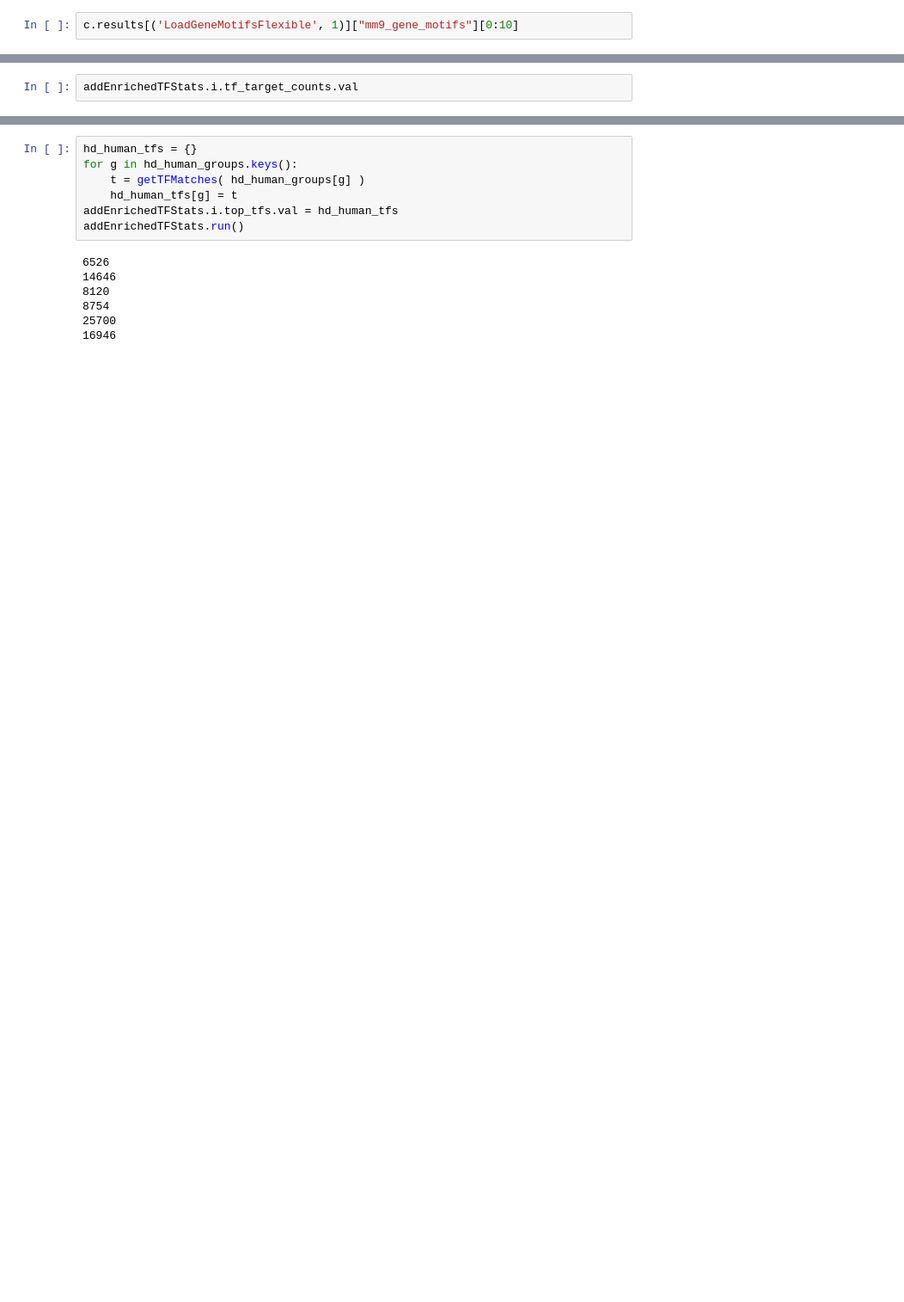
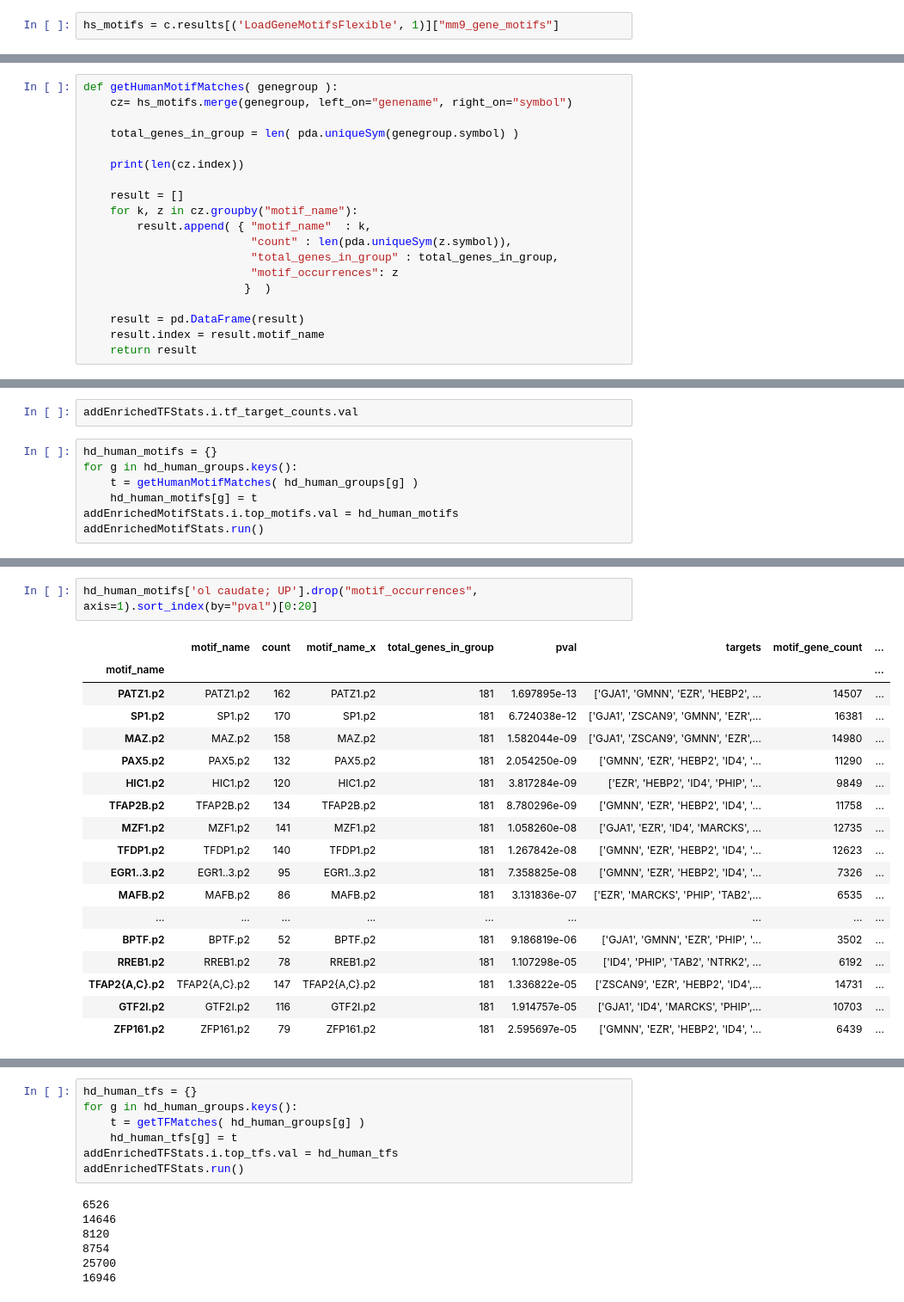
Before and after one commit to aheilbut/pdmouse, a Jupyter notebook: py/pd_chea.ipynb, the cells around one changed output, grey strips where cells are left out. Shown at 86% size. Saved outputs shown, nothing was run; the diff lists cells and outputs as text; blank space fills up the shorter version.

```diff
--- a/py/pd_chea.ipynb
+++ b/py/pd_chea.ipynb
@@ -135,4 +145,4 @@ w.plug( [(loadGeneMotifs.o.mm9_gene_motifs, calcMotifGeneCounts.i.mm9_gene_motif
 # %%
 g = gz.GZWorkRunner(w).worknode_graph()
 # %%
-c.results[('LoadGeneMotifsFlexible', 1)]["mm9_gene_motifs"][0:10]
+hs_motifs = c.results[('LoadGeneMotifsFlexible', 1)]["mm9_gene_motifs"]
@@ -2143,3 +2171,22 @@ def getMotifMatches( genegroup ):
+# %%
+def getHumanMotifMatches( genegroup ):
+    cz= hs_motifs.merge(genegroup, left_on="genename", right_on="symbol")
+
+    total_genes_in_group = len( pda.uniqueSym(genegroup.symbol) )
+
+    print(len(cz.index))
+
+    result = []
+    for k, z in cz.groupby("motif_name"):
+        result.append( { "motif_name"  : k,
+                         "count" : len(pda.uniqueSym(z.symbol)),
+                         "total_genes_in_group" : total_genes_in_group,
+                         "motif_occurrences": z
+                        }  )
+
+    result = pd.DataFrame(result)
+    result.index = result.motif_name
+    return result
 # %%
 mm9_gene_motifs = loadGeneMotifs.o.mm9_gene_motifs.val
 # %%
@@ -2790,2 +2755,9 @@ StopIteration:
 # %%
 addEnrichedTFStats.i.tf_target_counts.val
+# %%
+hd_human_motifs = {}
+for g in hd_human_groups.keys():
+    t = getHumanMotifMatches( hd_human_groups[g] )
+    hd_human_motifs[g] = t
+addEnrichedMotifStats.i.top_motifs.val = hd_human_motifs
+addEnrichedMotifStats.run()
@@ -2791,0 +2786,21 @@ addEnrichedTFStats.i.tf_target_counts.val
+# %%
+hd_human_motifs['ol caudate; UP'].drop("motif_occurrences", axis=1).sort_index(by="pval")[0:20]
+# %% [output]
+|  | motif_name | count | motif_name_x | total_genes_in_group | pval | targets | motif_gene_count | ... |
+| motif_name |  |  |  |  |  |  |  | ... |
+| PATZ1.p2 | PATZ1.p2 | 162 | PATZ1.p2 | 181 | 1.697895e-13 | ['GJA1', 'GMNN', 'EZR', 'HEBP2', ... | 14507 | ... |
+| SP1.p2 | SP1.p2 | 170 | SP1.p2 | 181 | 6.724038e-12 | ['GJA1', 'ZSCAN9', 'GMNN', 'EZR',... | 16381 | ... |
+| MAZ.p2 | MAZ.p2 | 158 | MAZ.p2 | 181 | 1.582044e-09 | ['GJA1', 'ZSCAN9', 'GMNN', 'EZR',... | 14980 | ... |
+| PAX5.p2 | PAX5.p2 | 132 | PAX5.p2 | 181 | 2.054250e-09 | ['GMNN', 'EZR', 'HEBP2', 'ID4', '... | 11290 | ... |
+| HIC1.p2 | HIC1.p2 | 120 | HIC1.p2 | 181 | 3.817284e-09 | ['EZR', 'HEBP2', 'ID4', 'PHIP', '... | 9849 | ... |
+| TFAP2B.p2 | TFAP2B.p2 | 134 | TFAP2B.p2 | 181 | 8.780296e-09 | ['GMNN', 'EZR', 'HEBP2', 'ID4', '... | 11758 | ... |
+| MZF1.p2 | MZF1.p2 | 141 | MZF1.p2 | 181 | 1.058260e-08 | ['GJA1', 'EZR', 'ID4', 'MARCKS', ... | 12735 | ... |
+| TFDP1.p2 | TFDP1.p2 | 140 | TFDP1.p2 | 181 | 1.267842e-08 | ['GMNN', 'EZR', 'HEBP2', 'ID4', '... | 12623 | ... |
+| EGR1..3.p2 | EGR1..3.p2 | 95 | EGR1..3.p2 | 181 | 7.358825e-08 | ['GMNN', 'EZR', 'HEBP2', 'ID4', '... | 7326 | ... |
+| MAFB.p2 | MAFB.p2 | 86 | MAFB.p2 | 181 | 3.131836e-07 | ['EZR', 'MARCKS', 'PHIP', 'TAB2',... | 6535 | ... |
+| ... | ... | ... | ... | ... | ... | ... | ... | ... |
+| BPTF.p2 | BPTF.p2 | 52 | BPTF.p2 | 181 | 9.186819e-06 | ['GJA1', 'GMNN', 'EZR', 'PHIP', '... | 3502 | ... |
+| RREB1.p2 | RREB1.p2 | 78 | RREB1.p2 | 181 | 1.107298e-05 | ['ID4', 'PHIP', 'TAB2', 'NTRK2', ... | 6192 | ... |
+| TFAP2{A,C}.p2 | TFAP2{A,C}.p2 | 147 | TFAP2{A,C}.p2 | 181 | 1.336822e-05 | ['ZSCAN9', 'EZR', 'HEBP2', 'ID4',... | 14731 | ... |
+| GTF2I.p2 | GTF2I.p2 | 116 | GTF2I.p2 | 181 | 1.914757e-05 | ['GJA1', 'ID4', 'MARCKS', 'PHIP',... | 10703 | ... |
+| ZFP161.p2 | ZFP161.p2 | 79 | ZFP161.p2 | 181 | 2.595697e-05 | ['GMNN', 'EZR', 'HEBP2', 'ID4', '... | 6439 | ... |
```
Also changed, not shown: parts of 25 cells of this notebook, 5 other files.
